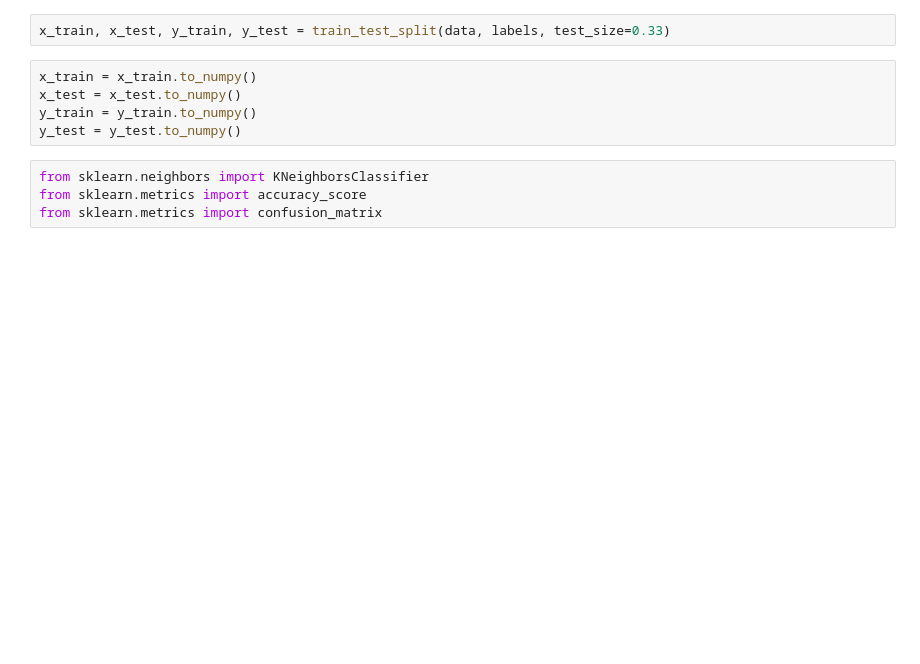
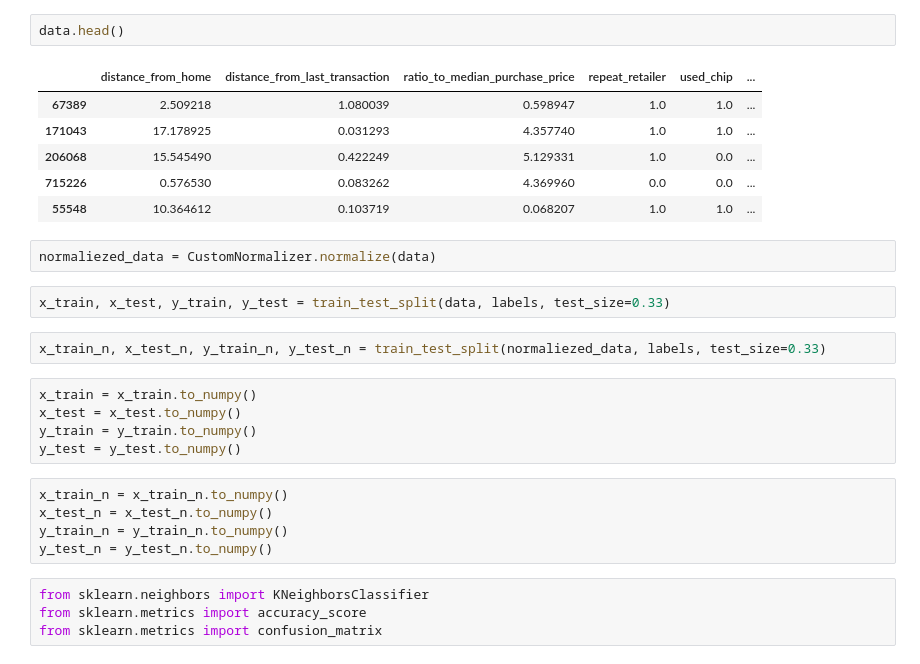
Before and after one commit to roflinyo/KFU-2k2s-Analys-dannie-project, a Jupyter notebook: k-means.ipynb, the cells around one changed output. Cells and saved outputs as stored; diff of their text form; blank space fills up the shorter version.

```diff
--- a/k-means.ipynb
+++ b/k-means.ipynb
@@ -46,10 +58,28 @@ Name: y, dtype: int32
+# %%
+data.head()
+# %% [output]
+|  | distance_from_home | distance_from_last_transaction | ratio_to_median_purchase_price | repeat_retailer | used_chip | ... |
+| 67389 | 2.509218 | 1.080039 | 0.598947 | 1.0 | 1.0 | ... |
+| 171043 | 17.178925 | 0.031293 | 4.357740 | 1.0 | 1.0 | ... |
+| 206068 | 15.545490 | 0.422249 | 5.129331 | 1.0 | 0.0 | ... |
+| 715226 | 0.576530 | 0.083262 | 4.369960 | 0.0 | 0.0 | ... |
+| 55548 | 10.364612 | 0.103719 | 0.068207 | 1.0 | 1.0 | ... |
+# %%
+normaliezed_data = CustomNormalizer.normalize(data)
 # %%
 x_train, x_test, y_train, y_test = train_test_split(data, labels, test_size=0.33)
+# %%
+x_train_n, x_test_n, y_train_n, y_test_n = train_test_split(normaliezed_data, labels, test_size=0.33)
 # %%
 x_train = x_train.to_numpy()
 x_test = x_test.to_numpy()
 y_train = y_train.to_numpy()
 y_test = y_test.to_numpy()
+# %%
+x_train_n = x_train_n.to_numpy()
+x_test_n = x_test_n.to_numpy()
+y_train_n = y_train_n.to_numpy()
+y_test_n = y_test_n.to_numpy()
 # %%
 from sklearn.neighbors import KNeighborsClassifier
 from sklearn.metrics import accuracy_score
```
Also changed, not shown: parts of 30 cells of this notebook, 2 other files.
